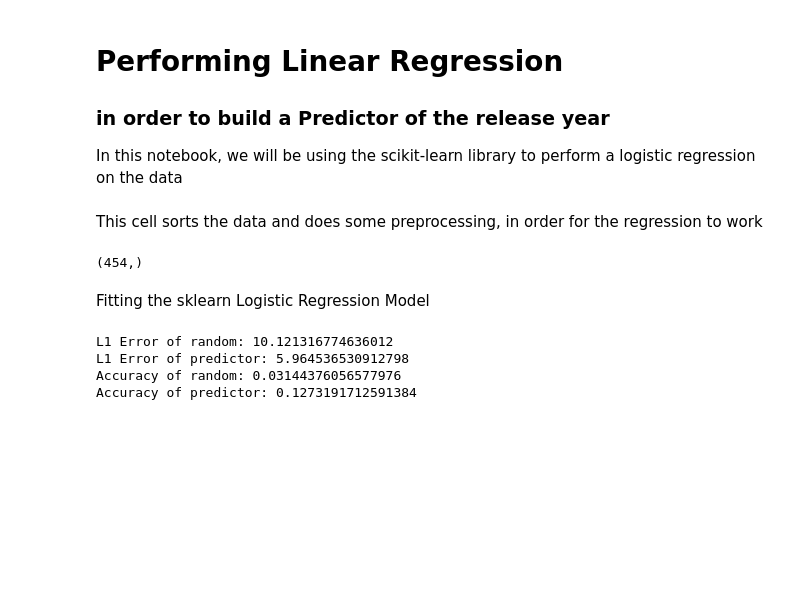
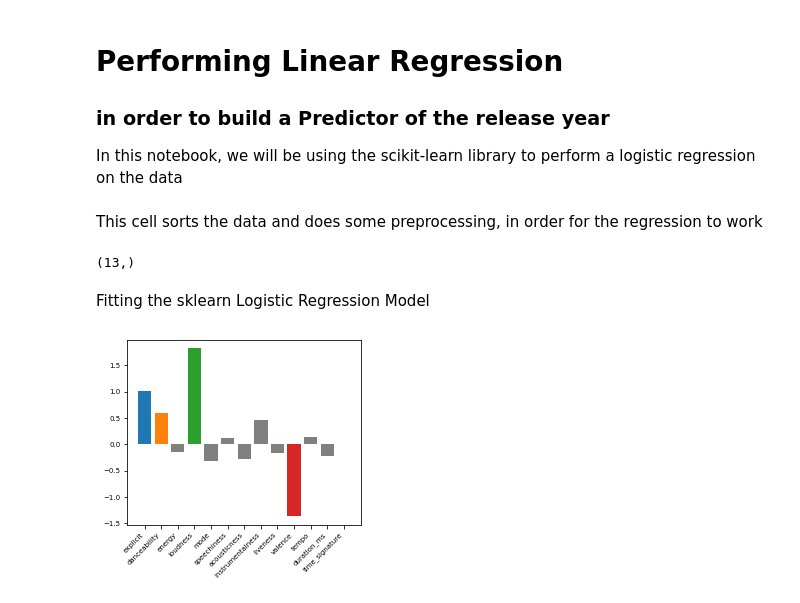
Before and after one commit to Zleander/MusicalDevelopment, a Jupyter notebook: Notebooks/LinRegression.ipynb, the cells around one changed output. Cells and saved outputs as stored; diff of their text form; code cells hidden in the pictures; blank space fills up the shorter version.

Commit message:
add polynomial and plots

```diff
--- a/Notebooks/LinRegression.ipynb
+++ b/Notebooks/LinRegression.ipynb
@@ -11,7 +11,11 @@ import matplotlib.pyplot as plt
 from sklearn.linear_model import LinearRegression
 from sklearn import preprocessing
 from tueplots import bundles
-plt.rcParams.update(bundles.neurips2021(usetex=False))
+
+plt_settings = bundles.neurips2021(usetex=False)
+plt.rcParams.update(plt_settings)
+
+fig_width, fig_height = plt_settings['figure.figsize']
 # %%
 ### import the datasets
 train = pd.read_csv('../data/train_set.csv')
@@ -19,9 +23,8 @@ test = pd.read_csv('../data/test_set.csv')
 # %% [markdown]
 This cell sorts the data and does some preprocessing, in order for the regression to work
 # %%
-polynomial_degree = 3
-predictors = ['explicit', 'danceability', 'energy', 'loudness', 'speechiness', 'acousticness', 'instrumentalness', 'liveness', 'valence', 'tempo', 'duration_ms', 'time_signature']
-
+polynomial_degree = -1
+predictors = ['explicit', 'danceability', 'energy', 'loudness', 'mode', 'speechiness', 'acousticness', 'instrumentalness', 'liveness', 'valence', 'tempo', 'duration_ms', 'time_signature']
 X_train = train[predictors]
 X_test = test[predictors]
 
@@ -41,26 +44,18 @@ if polynomial_degree != -1:
 reg = LinearRegression().fit(X_train, y_train)
 reg.coef_.shape
 # %% [output]
-(454,)
+(13,)
 # %% [markdown]
 Fitting the sklearn Logistic Regression Model
 # %%
 if polynomial_degree == -1:
-    fig, ax = plt.subplots()
-    ax.bar(predictors, reg.coef_)
-    plt.setp(ax.get_xticklabels(), rotation=30, horizontalalignment='right')
-    ax.hlines(0,-.2, 11.2, colors='grey', linestyle='dotted')
+    interesting_features = ['explicit', 'danceability','loudness','valence']
+    fig, ax = plt.subplots(figsize=(fig_width/1.5,fig_height))
+    for f, c in zip(predictors,reg.coef_):
+        ax.bar(f, c, color='grey' if f not in interesting_features else None)
+    plt.setp(ax.get_xticklabels(), rotation=45, horizontalalignment='right')
+    #ax.hlines(0,-.2, 11.2, colors='grey', linestyle='dotted')
+    plt.savefig('../figs/lin_coefs.pdf',bbox_inches='tight')
     plt.show()
+# %% [output]
+[figure, added]
-# %%
-predicted_values = reg.predict(X_test)
-random_values = np.random.randint(y_test.min(), y_test.max(), size=(10,) + y_test.shape)
-
-print(f'L1 Error of random: {np.array([np.abs(random - y_test).mean() for random in random_values]).mean()}')
-print(f'L1 Error of predictor: {np.abs(predicted_values - y_test).mean()}')
-print(f'Accuracy of random: {np.array([np.sum(random == y_test)/len(y_test) for random in random_values]).mean()}')
-print(f'Accuracy of predictor: {reg.score(X_test, y_test)}')
-# %% [output]
-L1 Error of random: 10.121316774636012
-L1 Error of predictor: 5.964536530912798
-Accuracy of random: 0.03144376056577976
-Accuracy of predictor: 0.1273191712591384
```
Also changed, not shown: parts of 2 cells of this notebook.
